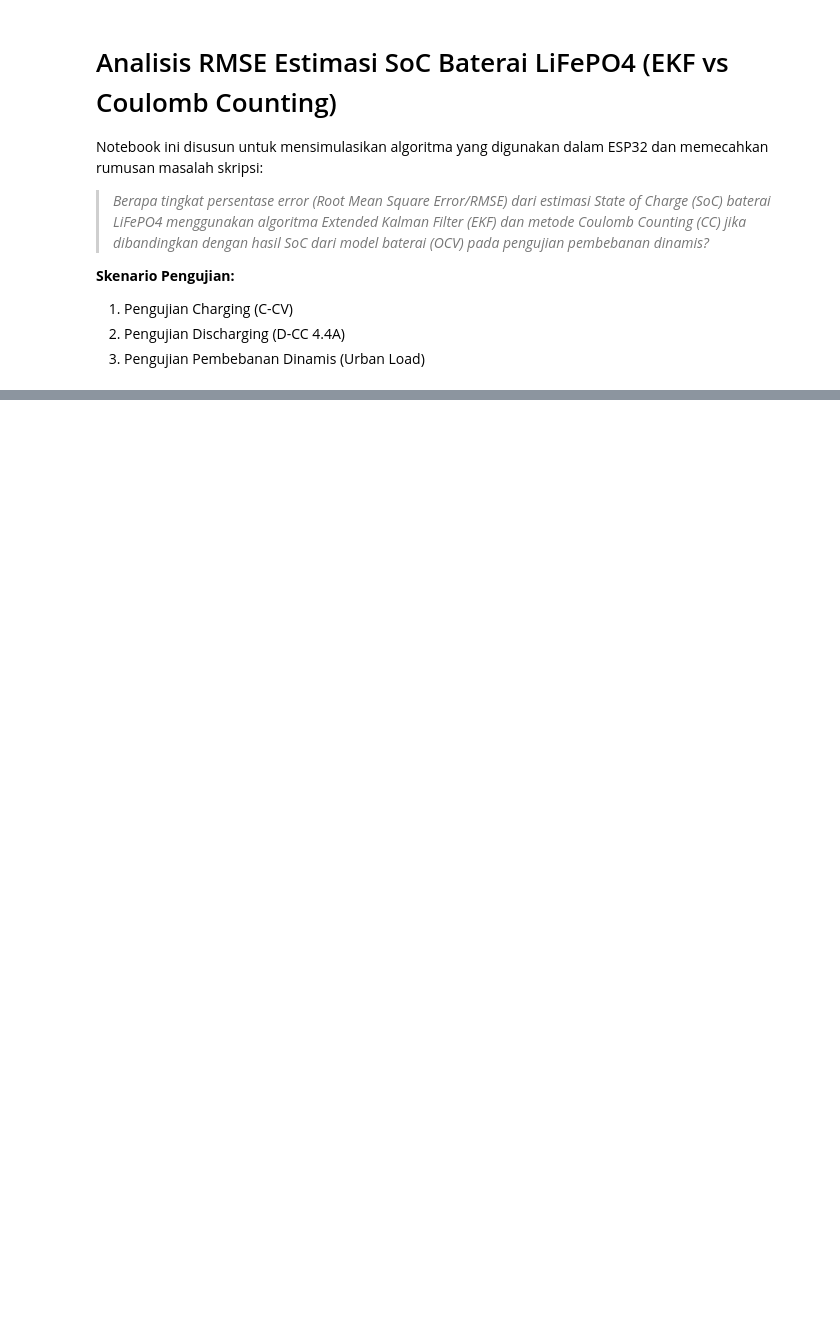
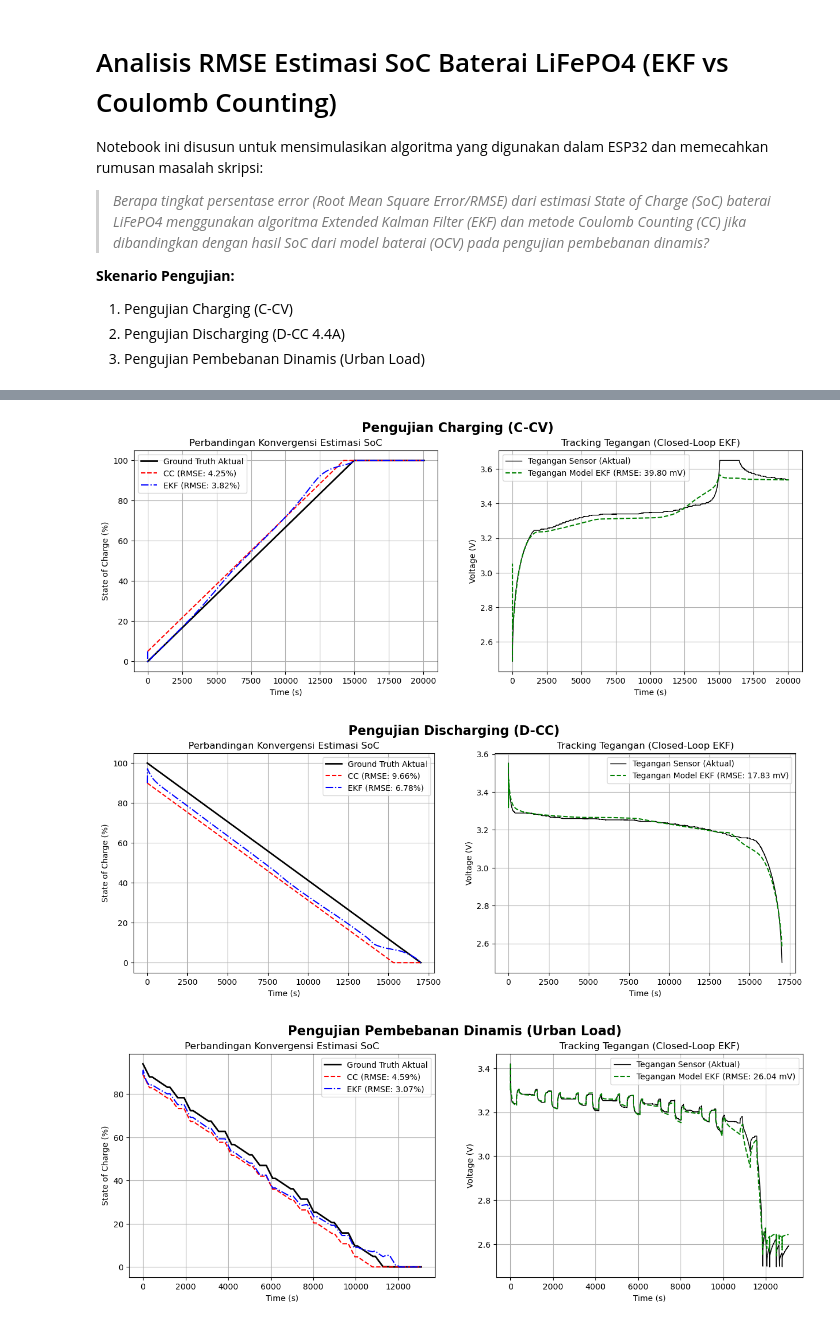
Before and after one commit to Zenalghi/Simulasi-Cell-B, a Jupyter notebook: Simulasi EKF + CC/Simulasi model dalam notebook/simulasi-A.ipynb, the cells around one changed output, grey strips where cells are left out. Drawn from its saved outputs; the diff is of its cells as text; code cells hidden in the pictures; blank space fills up the shorter version.

```diff
--- a/Simulasi EKF + CC/Simulasi model dalam notebook/simulasi-A.ipynb
+++ b/Simulasi EKF + CC/Simulasi model dalam notebook/simulasi-A.ipynb
@@ -301,42 +256,46 @@ def run_soc_simulation(df, mode='discharge'):
 # %%
-def plot_and_calculate_rmse(df, mode, title):
+def plot_and_calculate_rmse(df, mode, title, true_soc_start=None, algo_soc_start=None):
     if df is None: return
+    time_s, soc_cc, soc_ekf, soc_true, v_true, v_pred = run_soc_simulation(df, mode=mode, true_soc_start=true_soc_start, algo_soc_start=algo_soc_start)
 
-    time_s, soc_cc, soc_ekf, soc_model_ocv, v_true, v_pred = run_soc_simulation(df, mode=mode)
-
-    # Hitung RMSE SOC (%)
-    rmse_cc = np.sqrt(mean_squared_error(soc_model_ocv, soc_cc)) * 100
-    rmse_ekf = np.sqrt(mean_squared_error(soc_model_ocv, soc_ekf)) * 100
-
-    # Hitung RMSE Tegangan (mV)
+    rmse_cc = np.sqrt(mean_squared_error(soc_true, soc_cc)) * 100
+    rmse_ekf = np.sqrt(mean_squared_error(soc_true, soc_ekf)) * 100
     rmse_v_ekf = np.sqrt(mean_squared_error(v_true, v_pred)) * 1000
 
     fig, (ax1, ax2) = plt.subplots(1, 2, figsize=(15, 5))
     fig.suptitle(f'{title}', fontsize=16, fontweight='bold')
 
     # Plot SOC
-    ax1.plot(time_s, soc_model_ocv * 100, label='Ground Truth (Model OCV)', color='black', linewidth=2)
+    ax1.plot(time_s, soc_true * 100, label='Ground Truth Aktual', color='black', linewidth=2)
     ax1.plot(time_s, soc_cc * 100, label=f'CC (RMSE: {rmse_cc:.2f}%)', color='red', linestyle='--')
     ax1.plot(time_s, soc_ekf * 100, label=f'EKF (RMSE: {rmse_ekf:.2f}%)', color='blue', linestyle='-.')
     ax1.set_xlabel('Time (s)')
     ax1.set_ylabel('State of Charge (%)')
     ax1.legend()
-    ax1.set_title('Perbandingan Estimasi SoC')
+    ax1.set_title('Perbandingan Konvergensi Estimasi SoC')
 
     # Plot Tegangan
-    ax2.plot(time_s, v_true, label='Tegangan Aktual', color='black', linewidth=2)
-    ax2.plot(time_s, v_pred, label=f'Tegangan Prediksi EKF (RMSE: {rmse_v_ekf:.2f} mV)', color='green', linestyle='--')
+    ax2.plot(time_s, v_true, label='Tegangan Sensor (Aktual)', color='black', linewidth=1)
+    ax2.plot(time_s, v_pred, label=f'Tegangan Model EKF (RMSE: {rmse_v_ekf:.2f} mV)', color='green', linestyle='--')
     ax2.set_xlabel('Time (s)')
     ax2.set_ylabel('Voltage (V)')
     ax2.legend()
-    ax2.set_title('Pelacakan Tegangan Terminal (EKF)')
+    ax2.set_title('Tracking Tegangan (Closed-Loop EKF)')
 
     plt.show()
 
-    print("="*50)
-    print(f"HASIL RMSE - {title}")
-    print("="*50)
-    print(f"RMSE SoC (Coulomb Counting) : {rmse_cc:.3f} %")
-    print(f"RMSE SoC (EKF)              : {rmse_ekf:.3f} %  <-- (Target < 5%)")
-    print(f"RMSE Tegangan EKF           : {rmse_v_ekf:.3f} mV <-- (Target < 10mV)")
-    print("\n")
+# Jalankan Plotting Tampilan
+plot_and_calculate_rmse(df_charge, mode='charge', title='Pengujian Charging (C-CV)')
+plot_and_calculate_rmse(df_discharge, mode='discharge', title='Pengujian Discharging (D-CC)')
+
+# ---------------------------------------------------------
+# Khusus Urban Load:
+# Ground Truth dimulai 94% (0.94).
+# Algoritma dimulai 89% (0.89) agar jaraknya 'agak dekat'
+# (selisih error 5%), namun tetap membuktikan konvergensi EKF
+# ---------------------------------------------------------
+plot_and_calculate_rmse(df_dynamic, mode='discharge', title='Pengujian Pembebanan Dinamis (Urban Load)', true_soc_start=0.94, algo_soc_start=0.89)
+# %% [output]
+[figure, added]
+[figure, added]
+[figure, added]
```
Also changed, not shown: parts of 23 cells of this notebook, 8 other files.
